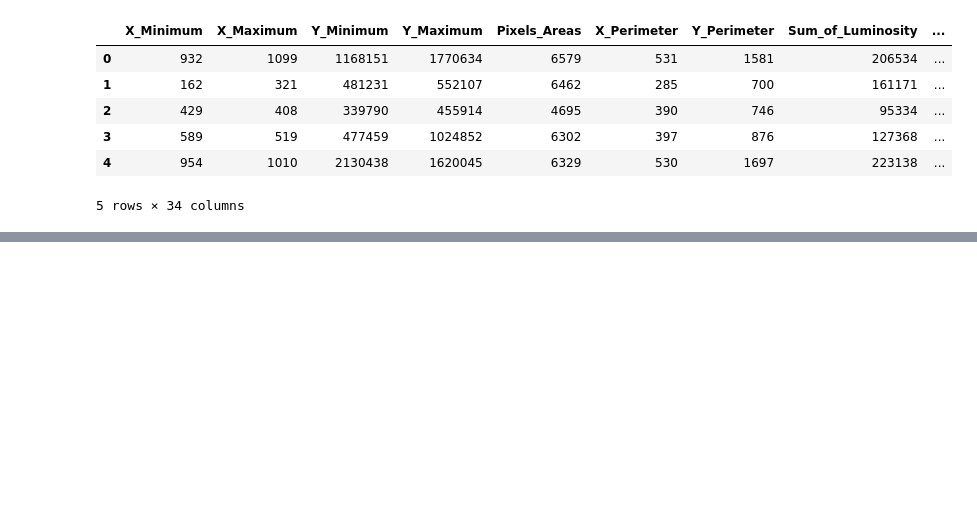
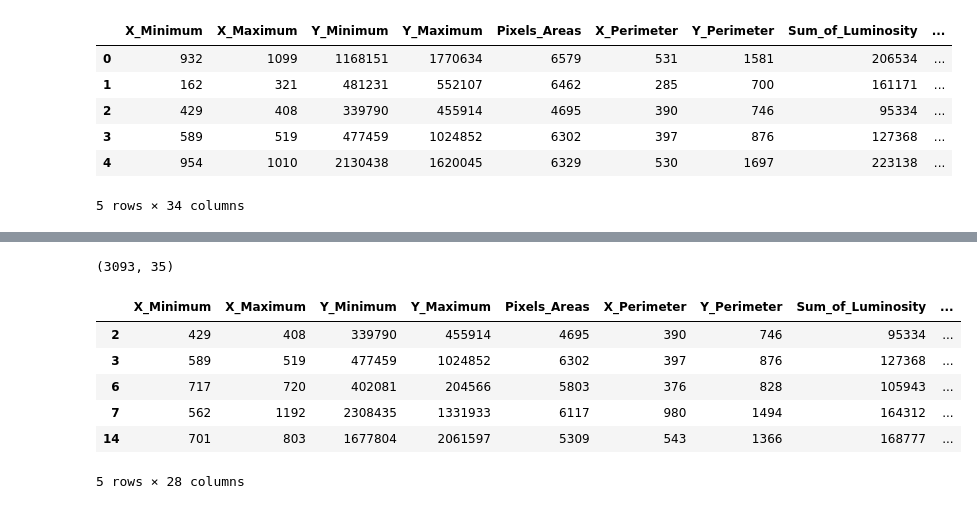
Before and after one commit to emmavandelaar/azureml-pdm-hackathon, a Jupyter notebook: Data_preprocessing.ipynb, the cells around one changed output, grey strips where cells are left out. Saved outputs shown, nothing was run; the diff lists cells and outputs as text; code cells hidden in the pictures; blank space fills up the shorter version.

Commit message:
Completed Data preprocessing notebook

```diff
--- a/Data_preprocessing.ipynb
+++ b/Data_preprocessing.ipynb
@@ -242,0 +248,7 @@ synth_df_new.head()
+# %%
+# Now we have to divide the data in 'Healthy' vs 'Unhealthy'
+# We first check
+
+synth_df_new['total_fault'] = synth_df_new[['Pastry','Z_Scratch', 'K_Scatch', 'Stains', 'Dirtiness', 'Bumps', 'Other_Faults']].sum(axis=1)
+print(f"Maximum faults per steel plate: {synth_df_new['total_fault'].max()}") # check if there's any rows that count multiple faults per steel plate
+print(f"Single fault steel plate: {len(synth_df_new[synth_df_new['total_fault'] == 1])}") # check amount of rows with one fault
@@ -242,0 +258,3 @@ synth_df_new.head()
+# %%
+# Filter out observations with one fault only
+synth_df_new = synth_df_new[synth_df_new['total_fault'] == 1]
@@ -242,0 +280,21 @@ synth_df_new.head()
+# %%
+unhealthy_df = synth_df_new[synth_df_new['Other_Faults'] == 0]
+unhealthy_df = unhealthy_df.sample(n=250)
+steelplate_df = synth_df_new[synth_df_new['Other_Faults'] == 1].append(unhealthy_df)
+
+steelplate_df.shape
+# %% [output]
+(3093, 35)
+# %%
+steelplate_df['Healthy'] = np.where(steelplate_df['Other_Faults'] == 1, 1, 0)
+steelplate_df = steelplate_df.drop(columns=['Pastry','Z_Scratch', 'K_Scatch', 'Stains', 'Dirtiness', 'Bumps', 'Other_Faults', 'total_fault'])
+
+steelplate_df.head()
+# %% [output]
+|  | X_Minimum | X_Maximum | Y_Minimum | Y_Maximum | Pixels_Areas | X_Perimeter | Y_Perimeter | Sum_of_Luminosity | ... |
+| 2 | 429 | 408 | 339790 | 455914 | 4695 | 390 | 746 | 95334 | ... |
+| 3 | 589 | 519 | 477459 | 1024852 | 6302 | 397 | 876 | 127368 | ... |
+| 6 | 717 | 720 | 402081 | 204566 | 5803 | 376 | 828 | 105943 | ... |
+| 7 | 562 | 1192 | 2308435 | 1331933 | 6117 | 980 | 1494 | 164312 | ... |
+| 14 | 701 | 803 | 1677804 | 2061597 | 5309 | 543 | 1366 | 168777 | ... |
+5 rows × 28 columns
```
Also changed, not shown: parts of 7 cells of this notebook.
